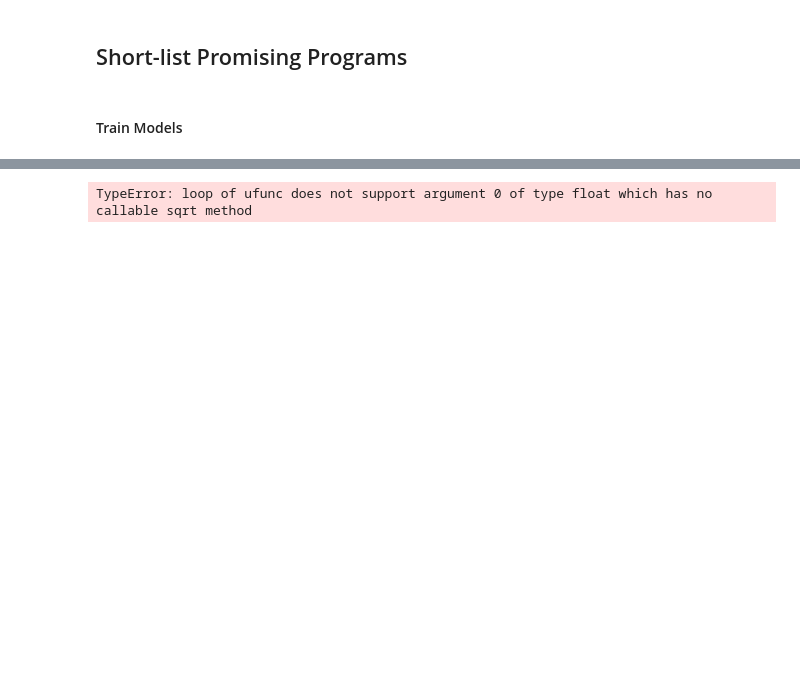
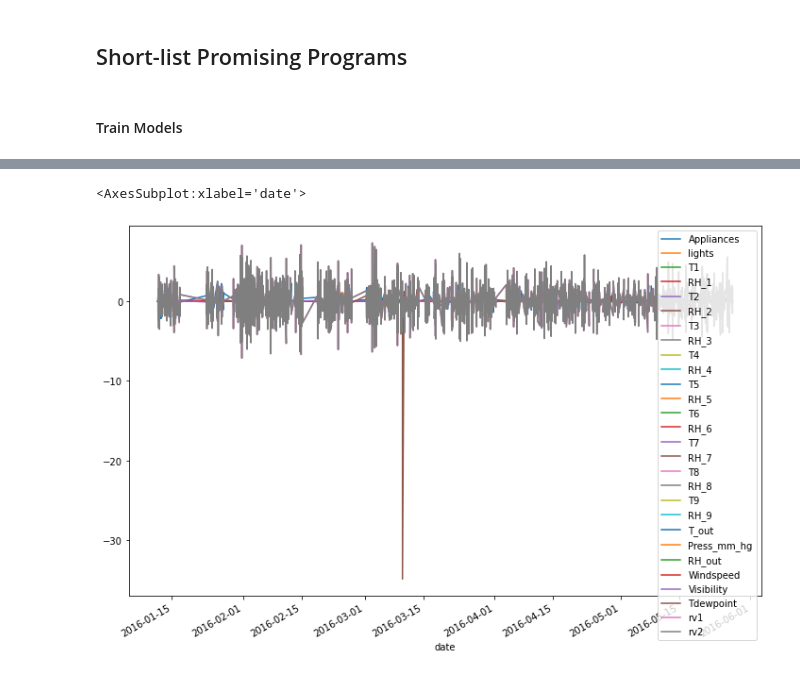
Before and after one commit to parksjr5/Energy_Forecasting, a Jupyter notebook: timeseries_updated.ipynb, the cells around one changed output, grey strips where cells are left out. Cells and saved outputs as stored; diff of their text form; code cells hidden in the pictures; blank space fills up the shorter version.

Commit message:
added stationarity plot

```diff
--- a/timeseries_updated.ipynb
+++ b/timeseries_updated.ipynb
@@ -271,11 +254,17 @@ data.index = exp_df.date
 # %%
 #fit the model
-from statsmodels.tsa.vector_ar.var_model import VAR
+# from statsmodels.tsa.vector_ar.var_model import VAR
 
-model = VAR(endog=np.asarray(train))
-model_fit = model.fit()
+# model = VAR(endog=np.asarray(train))
+# model_fit = model.fit()
 
-# make prediction on validation
-prediction = model_fit.forecast(model_fit.y, steps=len(valid))
+# # make prediction on validation
+# prediction = model_fit.forecast(model_fit.y, steps=len(valid))
-# %% [output]
-TypeError: loop of ufunc does not support argument 0 of type float which has no callable sqrt method
+# %%
+# Stationary data creation by taking natural element-wise logarithm
+# and then calculating the differences between subsequent values.
+stat_data = np.log(data).diff().dropna()
+stat_data.plot(figsize=(12, 8))
+# %% [output]
+<AxesSubplot:xlabel='date'>
+[figure, added]
```
Also changed, not shown: parts of 11 cells of this notebook.
